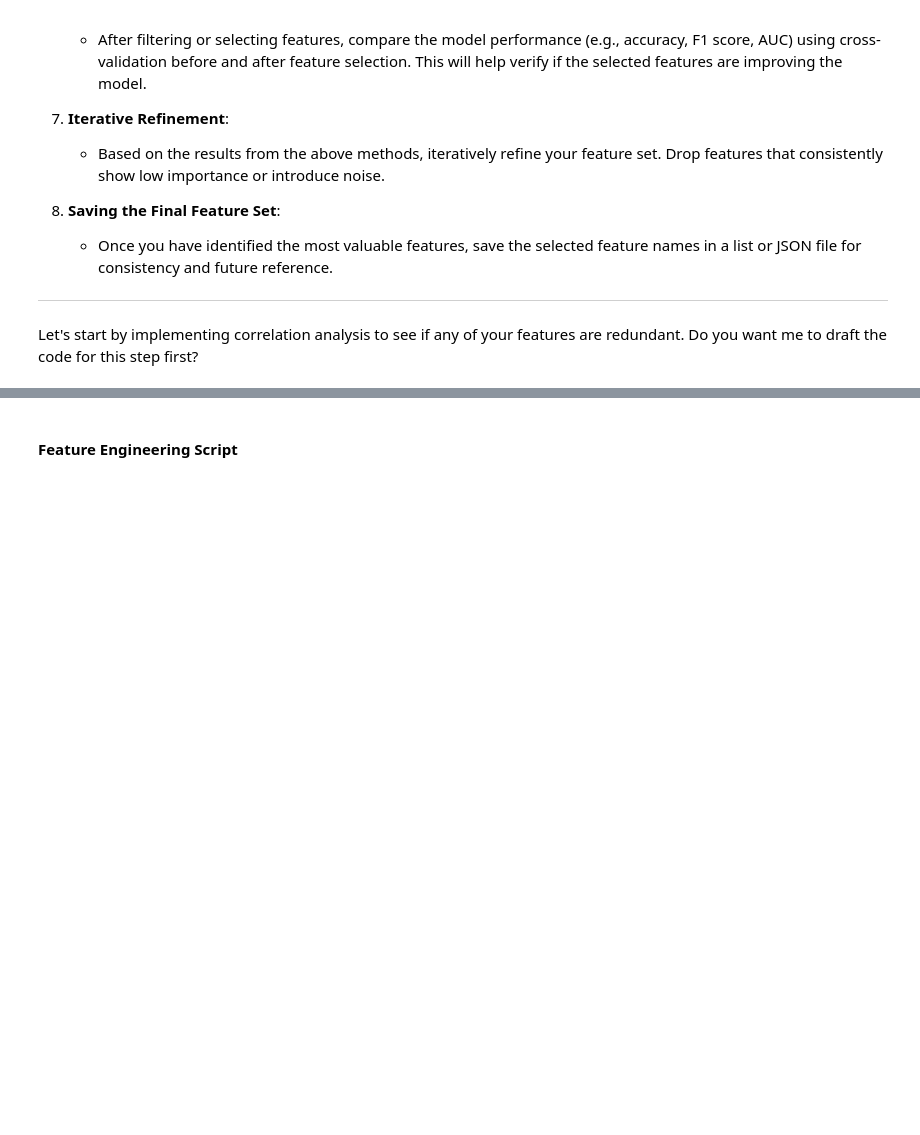
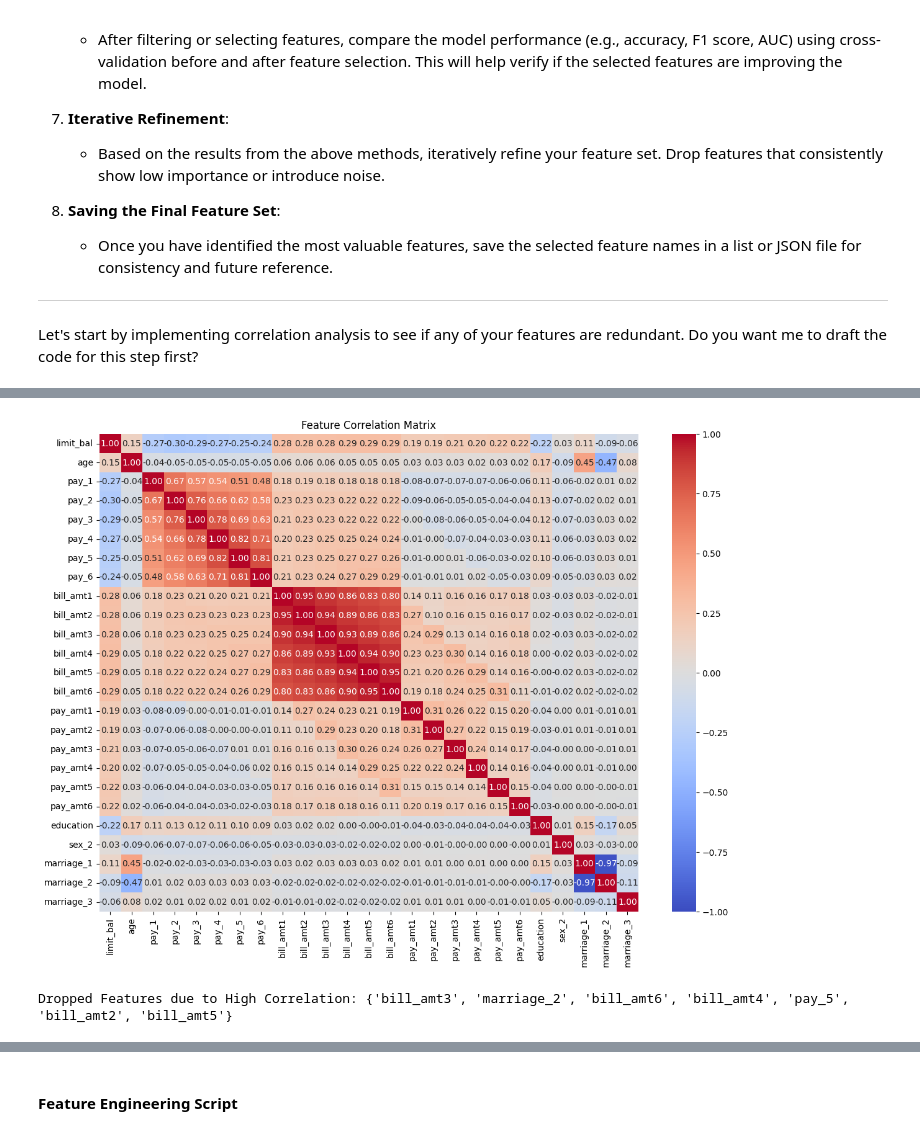
Before and after one commit to micah-shull/Machine_Learning_Pipelines, a Jupyter notebook: pipelines_1704_feature_engineering_01_feature_analysis.ipynb, the cells around one changed output, grey strips where cells are left out. Saved outputs shown, nothing was run; the diff lists cells and outputs as text; code cells hidden in the pictures; blank space fills up the shorter version.

Commit message:
Correlation analysis suggested redundant features to drop. New model trained with select features, classification report saved

```diff
--- a/pipelines_1704_feature_engineering_01_feature_analysis.ipynb
+++ b/pipelines_1704_feature_engineering_01_feature_analysis.ipynb
@@ -425,37 +420,36 @@ Base Features + Engineered Index(['bill_amt1_binned', 'pay_amt1_binned', 'limit_
        'pay_ratio', 'age_income_ratio'],
       dtype='object')
 # %%
-import seaborn as sns
-import matplotlib.pyplot as plt
-
-# Step 1: Drop the original categorical columns
-categorical_columns = ['sex', 'education', 'marriage']
-columns_to_drop = categorical_columns
-X_train_corr = X_train_preprocessed_df.drop(columns=columns_to_drop, errors='ignore')
-X_test_corr = X_test_preprocessed_df.drop(columns=columns_to_drop, errors='ignore')
+# Step 1: Drop only the original categorical columns that are not ordinal
+categorical_columns_to_drop = ['sex', 'marriage']  # 'education' is now ordinal, so we keep it
+X_train_corr = X_train_preprocessed_df.drop(columns=categorical_columns_to_drop, errors='ignore')
+X_test_corr = X_test_preprocessed_df.drop(columns=categorical_columns_to_drop, errors='ignore')
 
 # Step 2: Calculate the correlation matrix
 corr_matrix = X_train_corr.corr()
 
 # Step 3: Visualize the correlation matrix with a heatmap
 plt.figure(figsize=(14, 10))
 sns.heatmap(corr_matrix, annot=True, fmt=".2f", cmap='coolwarm', vmin=-1, vmax=1)
 plt.title("Feature Correlation Matrix")
 plt.show()
 
 # Step 4: Identify highly correlated pairs and drop one of each pair
 threshold = 0.8
 high_corr_pairs = [(col1, col2) for col1 in corr_matrix.columns for col2 in corr_matrix.columns
                    if col1 != col2 and abs(corr_matrix.loc[col1, col2]) > threshold]
 
 # List of features to drop (keeping only one feature from each highly correlated pair)
 features_to_drop = set()
 for col1, col2 in high_corr_pairs:
     if col1 not in features_to_drop and col2 not in features_to_drop:
         features_to_drop.add(col2)  # Drop the second feature in each pair
 
 # Drop the identified features from both training and test sets
 X_train_reduced = X_train_corr.drop(columns=features_to_drop)
 X_test_reduced = X_test_corr.drop(columns=features_to_drop)
 
 print(f"Dropped Features due to High Correlation: {features_to_drop}")
+# %% [output]
+[figure, added]
+Dropped Features due to High Correlation: {'bill_amt3', 'marriage_2', 'bill_amt6', 'bill_amt4', 'pay_5', 'bill_amt2', 'bill_amt5'}
```
Also changed, not shown: parts of 10 cells of this notebook.
